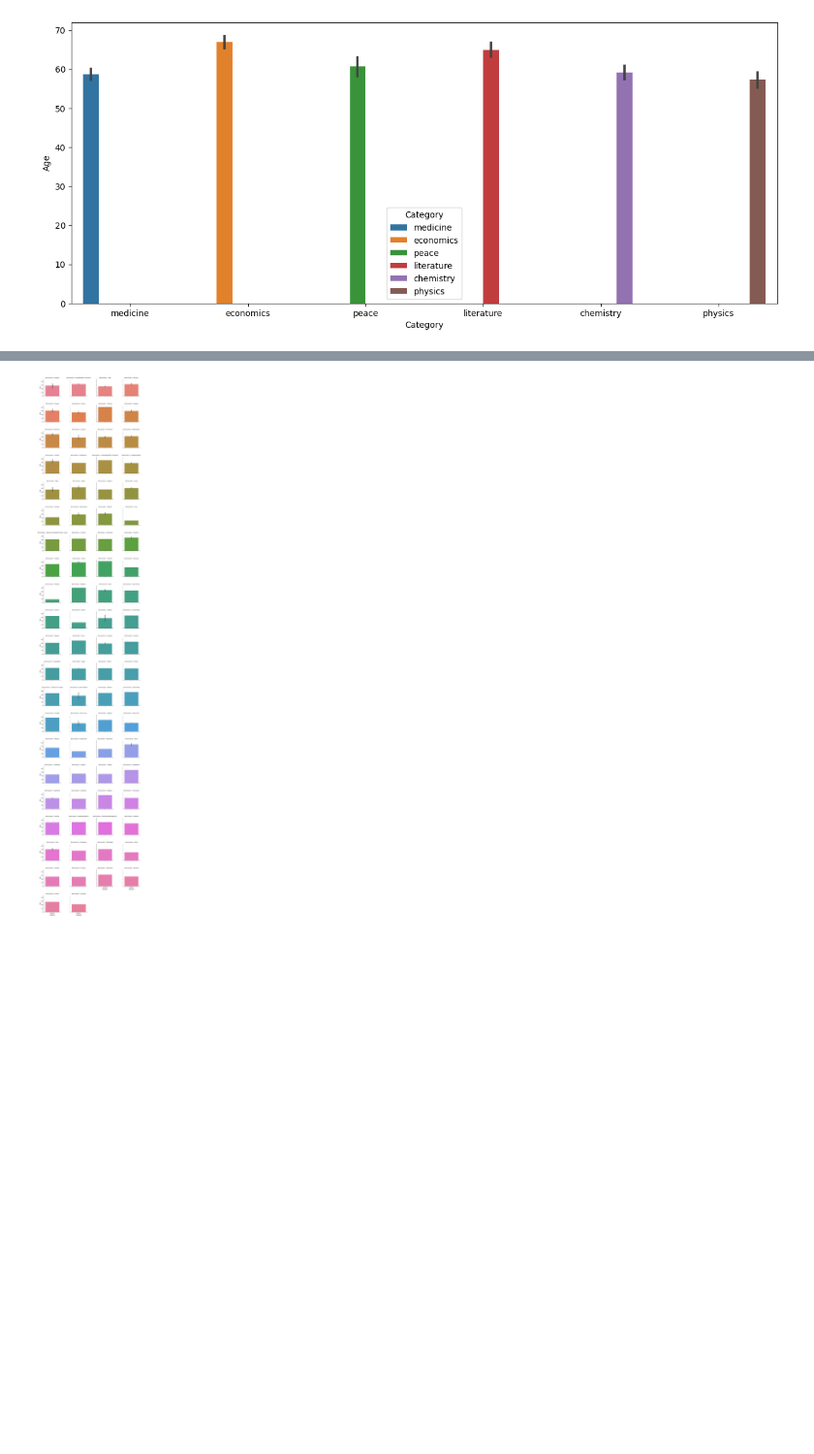
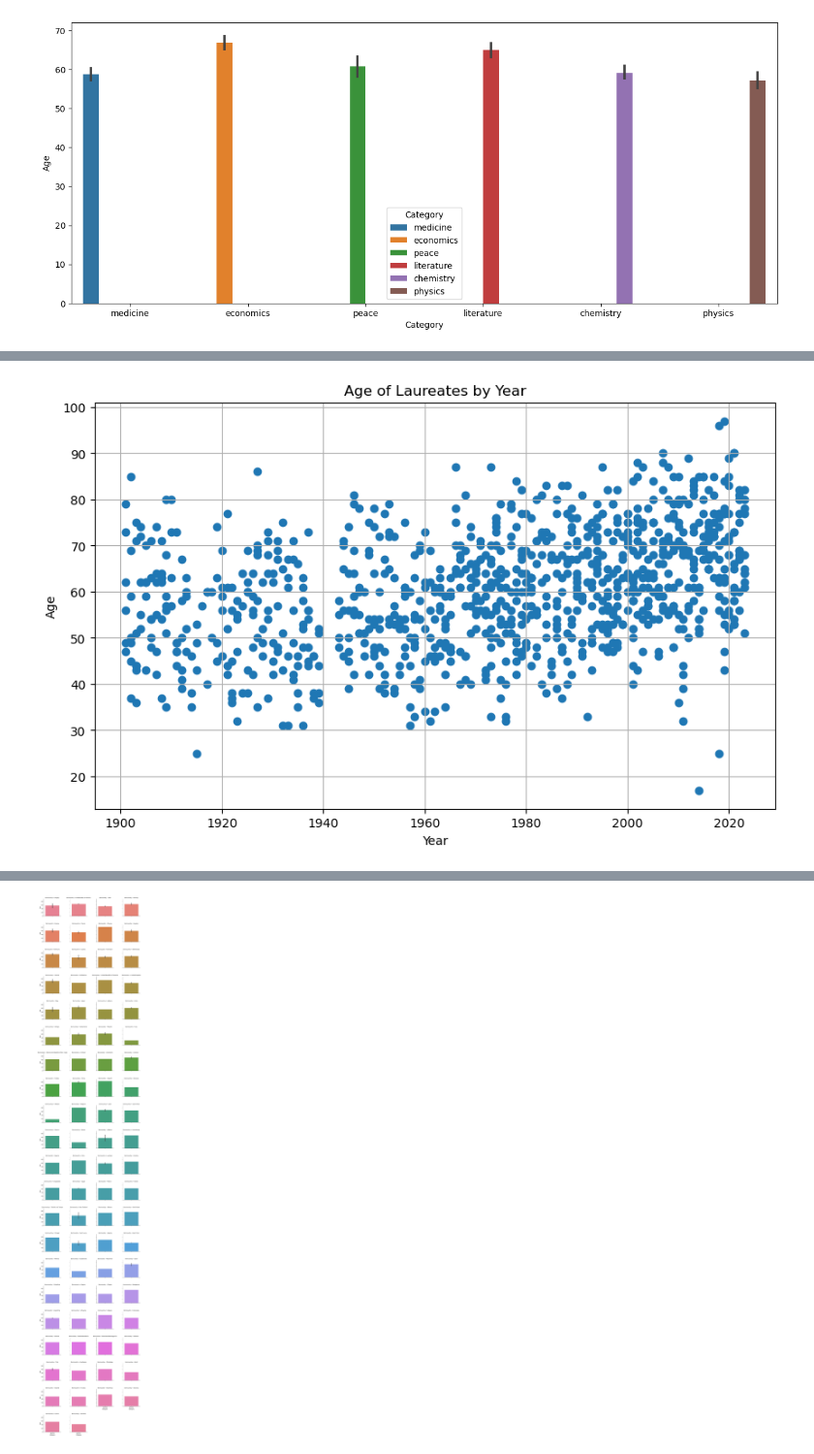
Before and after one commit to SarahB21/Project2024, a Jupyter notebook: ProjectLabelLaureate.ipynb, the cells around one changed output, grey strips where cells are left out. Shown at 97% size. Cells and saved outputs as stored; diff of their text form; code cells hidden in the pictures; blank space fills up the shorter version.

```diff
--- a/ProjectLabelLaureate.ipynb
+++ b/ProjectLabelLaureate.ipynb
@@ -551,0 +571,13 @@ plt.show()
+# %%
+# Set figure size
+plt.figure(figsize=(10, 6))  # Adjust the width and height as needed
+
+# Plot scatter plot of age by year
+plt.scatter(nobel_data_filtered['Year'], nobel_data_filtered['Age'], marker='o')
+plt.title('Age of Laureates by Year')
+plt.xlabel('Year')
+plt.ylabel('Age')
+plt.grid(True)
+plt.show()
+# %% [output]
+[figure, added]
```
Also changed, not shown: parts of 7 cells of this notebook.
